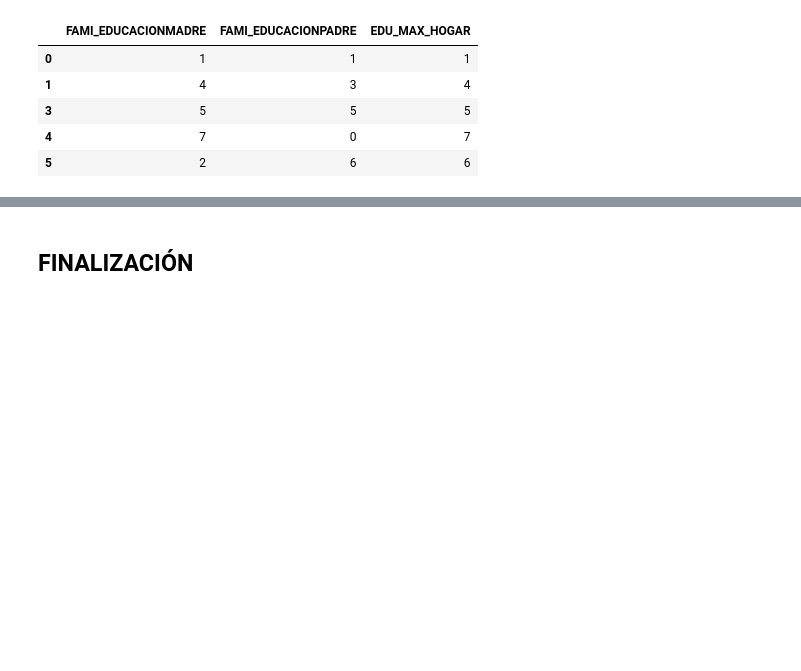
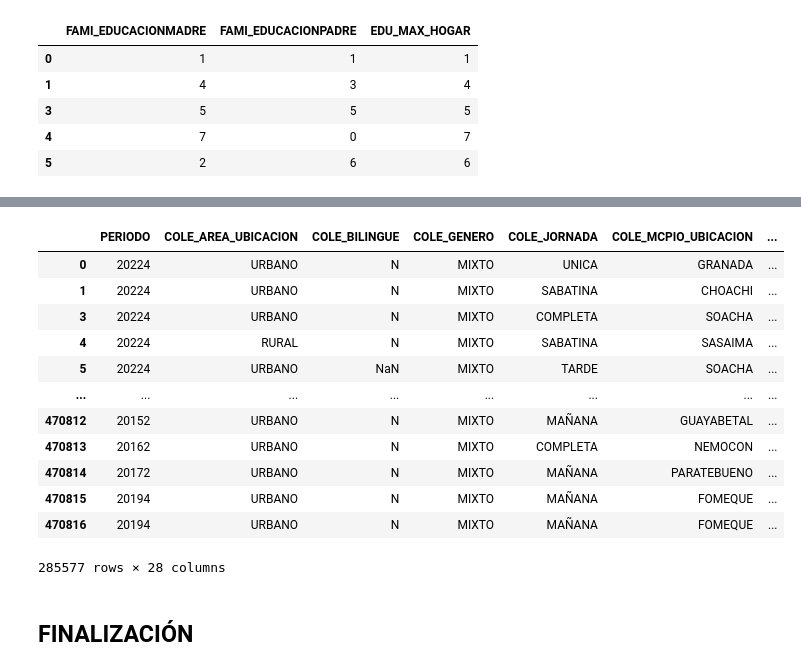
Before and after one commit to isabellagomez2003-sys/Proyecto-1, a Jupyter notebook: Tarea2_Limpieza/Soporte2_Limpieza_de_datos_general.ipynb, the cells around one changed output, grey strips where cells are left out. Drawn from its saved outputs; the diff is of its cells as text; code cells hidden in the pictures; blank space fills up the shorter version.

```diff
--- a/Tarea2_Limpieza/Soporte2_Limpieza_de_datos_general.ipynb
+++ b/Tarea2_Limpieza/Soporte2_Limpieza_de_datos_general.ipynb
@@ -476,0 +481,11 @@ df_limpio[["FAMI_EDUCACIONMADRE",
+# %%
+binarias = [
+    "FAMI_TIENEAUTOMOVIL",
+    "FAMI_TIENELAVADORA",
+    "FAMI_TIENECOMPUTADOR",
+    "FAMI_TIENEINTERNET",
+]
+# %%
+for c in binarias:
+    print("-----", c, "-----")
+    print(df_limpio[c].value_counts(dropna=False).head(20))
@@ -477,3 +510,30 @@ df_limpio[["FAMI_EDUCACIONMADRE",
+# %%
+for c in binarias:
+    df_limpio[c] = df_limpio[c].astype(str).str.strip().str.upper()
+    df_limpio[c] = df_limpio[c].replace({"SÍ": "SI"})
+    df_limpio[c] = df_limpio[c].isin(["SI"]).astype(int)
+# %%
+df_limpio["INDICE_ECON"] = (
+    df_limpio["FAMI_TIENEAUTOMOVIL"] +
+    df_limpio["FAMI_TIENECOMPUTADOR"] +
+    df_limpio["FAMI_TIENEINTERNET"] +
+    df_limpio["FAMI_TIENELAVADORA"]
+)
+df_limpio
+# %% [output]
+|  | PERIODO | COLE_AREA_UBICACION | COLE_BILINGUE | COLE_GENERO | COLE_JORNADA | COLE_MCPIO_UBICACION | ... |
+| 0 | 20224 | URBANO | N | MIXTO | UNICA | GRANADA | ... |
+| 1 | 20224 | URBANO | N | MIXTO | SABATINA | CHOACHI | ... |
+| 3 | 20224 | URBANO | N | MIXTO | COMPLETA | SOACHA | ... |
+| 4 | 20224 | RURAL | N | MIXTO | SABATINA | SASAIMA | ... |
+| 5 | 20224 | URBANO | NaN | MIXTO | TARDE | SOACHA | ... |
+| ... | ... | ... | ... | ... | ... | ... | ... |
+| 470812 | 20152 | URBANO | N | MIXTO | MAÑANA | GUAYABETAL | ... |
+| 470813 | 20162 | URBANO | N | MIXTO | COMPLETA | NEMOCON | ... |
+| 470814 | 20172 | URBANO | N | MIXTO | MAÑANA | PARATEBUENO | ... |
+| 470815 | 20194 | URBANO | N | MIXTO | MAÑANA | FOMEQUE | ... |
+| 470816 | 20194 | URBANO | N | MIXTO | MAÑANA | FOMEQUE | ... |
+285577 rows × 28 columns
 # %% [markdown]
 ## FINALIZACIÓN
 # %%
```
Also changed, not shown: parts of 3 cells of this notebook, 4 other files.
